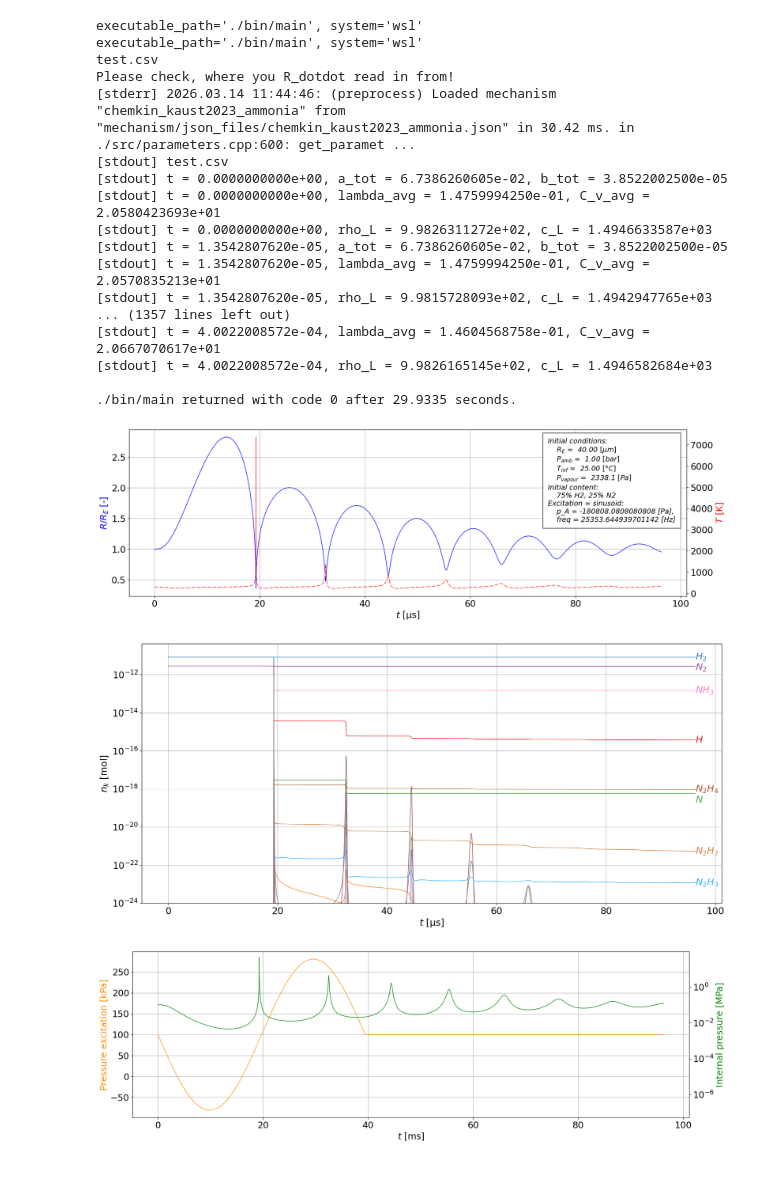
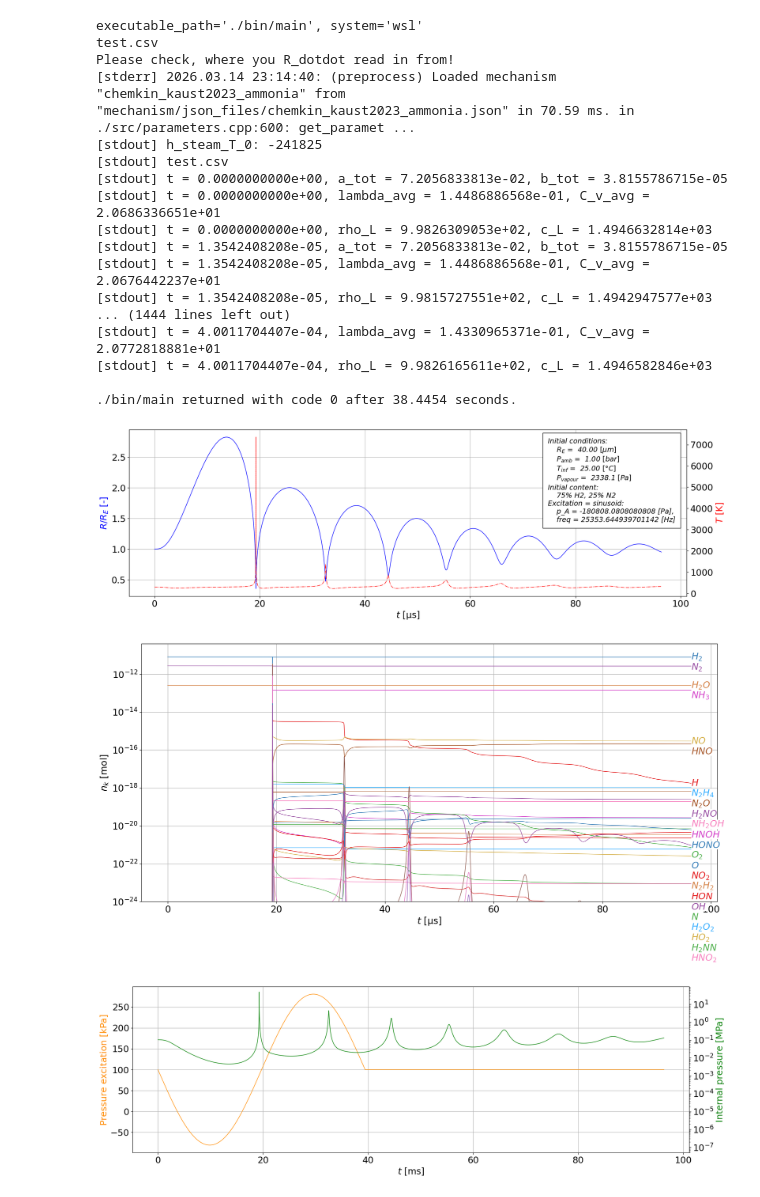
Before and after one commit to kozakaron/Bubble_dynamics_simulation_CPP, a Jupyter notebook: python_run.ipynb, the cells around one changed output. Drawn from its saved outputs; the diff is of its cells as text; code cells hidden in the pictures.

Commit message:
Some patches in evaporation but not finished

```diff
--- a/python_run.ipynb
+++ b/python_run.ipynb
@@ -19,7 +19,7 @@ cpar = {'ID': 0,
  'c_L': 1483.0,
  'surfactant': 1.0,
  'enable_heat_transfer': True,
- 'enable_evaporation': False,
+ 'enable_evaporation': True,
  'enable_reactions': True,
  'enable_dissipated_energy': True,
  'enable_van_der_waals': True,
@@ -62,47 +62,47 @@ ps['enable_reactions'] = True
 ps['enable_dissipated_energy'] = True
 ps['enable_van_der_waals'] = True
 ps['enable_rate_thresholding'] = True
 ps['target_specie'] = 'NH3'
 ps['excitation_type'] = 'sinusoid'
 ps['excitation_params'] = [
     {"type":"LinearRange","start":-1.0e5,"end":-3.0e5,"num_steps":100},#-2.12121e5}, #p_A
     {"type":"LogRange","start":20.0e3,"end":200.0e3,"num_steps":100}#{"type": "Const", "value": 25.0e3}#45.4031e3} #freq
 ]
 ps['excitation_cycles'] = {"type": "Const", "value": 1.0}
 ps['ramp_up_cycles'] = {"type": "Const", "value": 0.0}
 ps['R_and_R_dot_from_file'] = {"type": "Const", "value": 0.0}
 ps['rows'] = {"type": "Const", "value": 1.0}
 ps['cols'] = {"type": "Const", "value": 1.0}
 ps['file_name'] = 'test.csv'
 
 #api.run_parameter_study(ps,save_directory='par_study')
 
 #datas=api.read_parameter_study('par_study1/')
 
 #api.run_parameter_study(ps) #,save_directory='par_study'
 
 #datas=api.read_parameter_study('par_study1/')
 # %% [output]
-executable_path='./bin/main', system='wsl'
 executable_path='./bin/main', system='wsl'
 test.csv
 Please check, where you R_dotdot read in from!
-[stderr] 2026.03.14 11:44:46: (preprocess) Loaded mechanism "chemkin_kaust2023_ammonia" from "mechanism/json_files/chemkin_kaust2023_ammonia.json" in 30.42 ms. in ./src/parameters.cpp:600: get_paramet ...
+[stderr] 2026.03.14 23:14:40: (preprocess) Loaded mechanism "chemkin_kaust2023_ammonia" from "mechanism/json_files/chemkin_kaust2023_ammonia.json" in 70.59 ms. in ./src/parameters.cpp:600: get_paramet ...
+[stdout] h_steam_T_0: -241825
 [stdout] test.csv
-[stdout] t = 0.0000000000e+00, a_tot = 6.7386260605e-02, b_tot = 3.8522002500e-05
-[stdout] t = 0.0000000000e+00, lambda_avg = 1.4759994250e-01, C_v_avg = 2.0580423693e+01
-[stdout] t = 0.0000000000e+00, rho_L = 9.9826311272e+02, c_L = 1.4946633587e+03
-[stdout] t = 1.3542807620e-05, a_tot = 6.7386260605e-02, b_tot = 3.8522002500e-05
-[stdout] t = 1.3542807620e-05, lambda_avg = 1.4759994250e-01, C_v_avg = 2.0570835213e+01
-[stdout] t = 1.3542807620e-05, rho_L = 9.9815728093e+02, c_L = 1.4942947765e+03
-... (1357 lines left out)
-[stdout] t = 4.0022008572e-04, lambda_avg = 1.4604568758e-01, C_v_avg = 2.0667070617e+01
-[stdout] t = 4.0022008572e-04, rho_L = 9.9826165145e+02, c_L = 1.4946582684e+03
+[stdout] t = 0.0000000000e+00, a_tot = 7.2056833813e-02, b_tot = 3.8155786715e-05
+[stdout] t = 0.0000000000e+00, lambda_avg = 1.4486886568e-01, C_v_avg = 2.0686336651e+01
+[stdout] t = 0.0000000000e+00, rho_L = 9.9826309053e+02, c_L = 1.4946632814e+03
+[stdout] t = 1.3542408208e-05, a_tot = 7.2056833813e-02, b_tot = 3.8155786715e-05
+[stdout] t = 1.3542408208e-05, lambda_avg = 1.4486886568e-01, C_v_avg = 2.0676442237e+01
+[stdout] t = 1.3542408208e-05, rho_L = 9.9815727551e+02, c_L = 1.4942947577e+03
+... (1444 lines left out)
+[stdout] t = 4.0011704407e-04, lambda_avg = 1.4330965371e-01, C_v_avg = 2.0772818881e+01
+[stdout] t = 4.0011704407e-04, rho_L = 9.9826165611e+02, c_L = 1.4946582846e+03
 
-./bin/main returned with code 0 after 29.9335 seconds.
+./bin/main returned with code 0 after 38.4454 seconds.
 [figure]
-[figure, old version]
+[figure, new version]
-[figure, old version]
+[figure, new version]
 Control Parameters:
   ID: 0
   Mechanism: chemkin_kaust2023_ammonia
```
Also changed, not shown: parts of 1 cell of this notebook, 3 other files.
